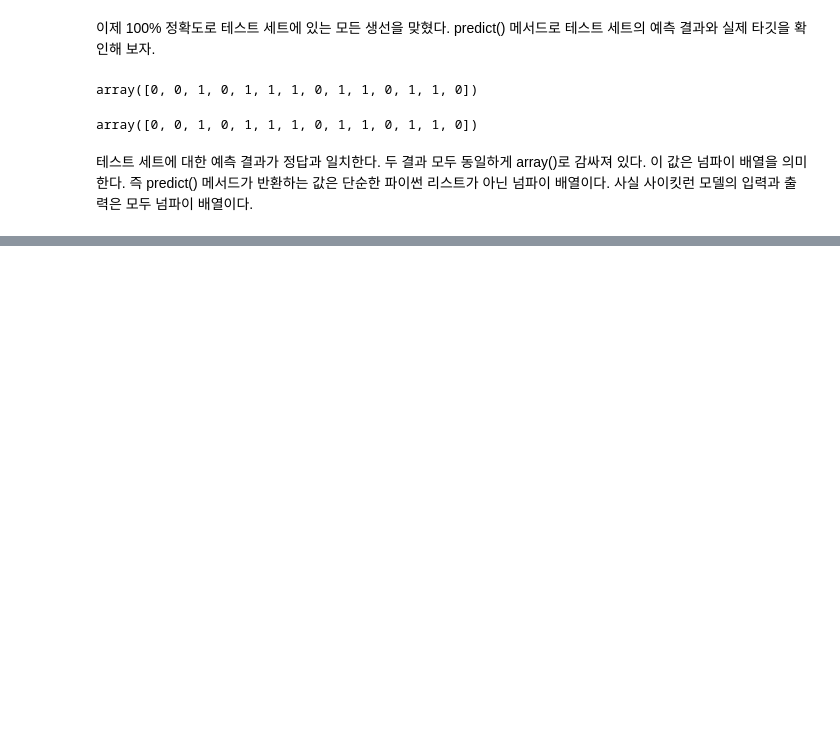
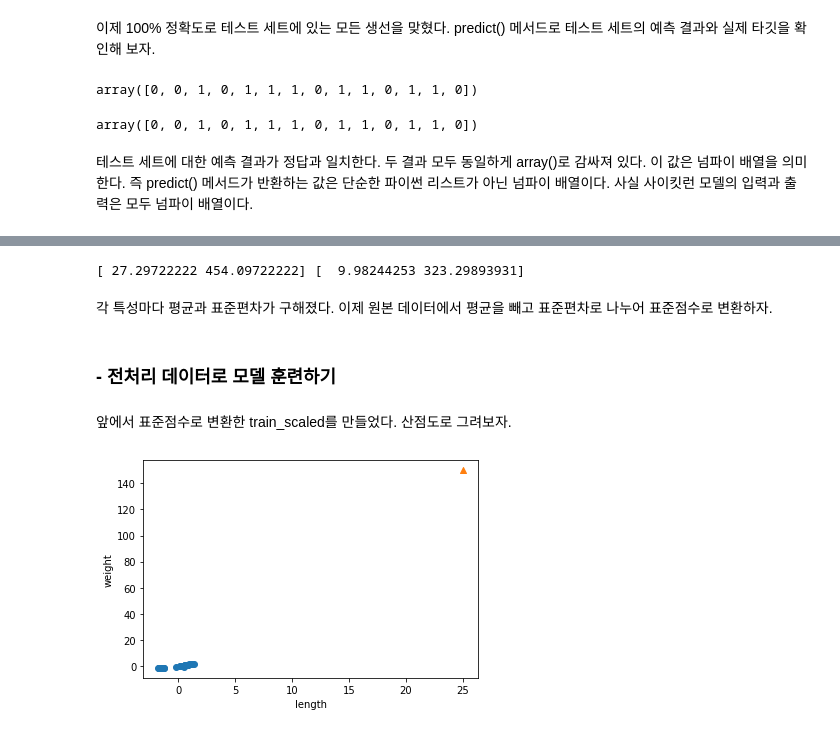
Before and after one commit to jaeyoon89/machinlearnig_deeplearning_study, a Jupyter notebook: mldl_ch2_data.ipynb, the cells around one changed output, grey strips where cells are left out. Cells and saved outputs as stored; diff of their text form; code cells hidden in the pictures; blank space fills up the shorter version.

```diff
--- a/mldl_ch2_data.ipynb
+++ b/mldl_ch2_data.ipynb
@@ -412,0 +399,6 @@ plt.scatter(t)
+# %%
+print(mean,std)
+# %% [output]
+[ 27.29722222 454.09722222] [  9.98244253 323.29893931]
+# %% [markdown]
+각 특성마다 평균과 표준편차가 구해졌다. 이제 원본 데이터에서 평균을 빼고 표준편차로 나누어 표준점수로 변환하자.
@@ -412,0 +407,12 @@ plt.scatter(t)
+# %% [markdown]
+### - 전처리 데이터로 모델 훈련하기
+# %% [markdown]
+앞에서 표준점수로 변환한 train_scaled를 만들었다. 산점도로 그려보자.
+# %%
+plt.scatter(train_scaled[:,0], train_scaled[:,1])
+plt.scatter(25, 150, marker='^')
+plt.xlabel('length')
+plt.ylabel('weight')
+plt.show()
+# %% [output]
+[figure, added]
```
Also changed, not shown: parts of 128 cells of this notebook.
